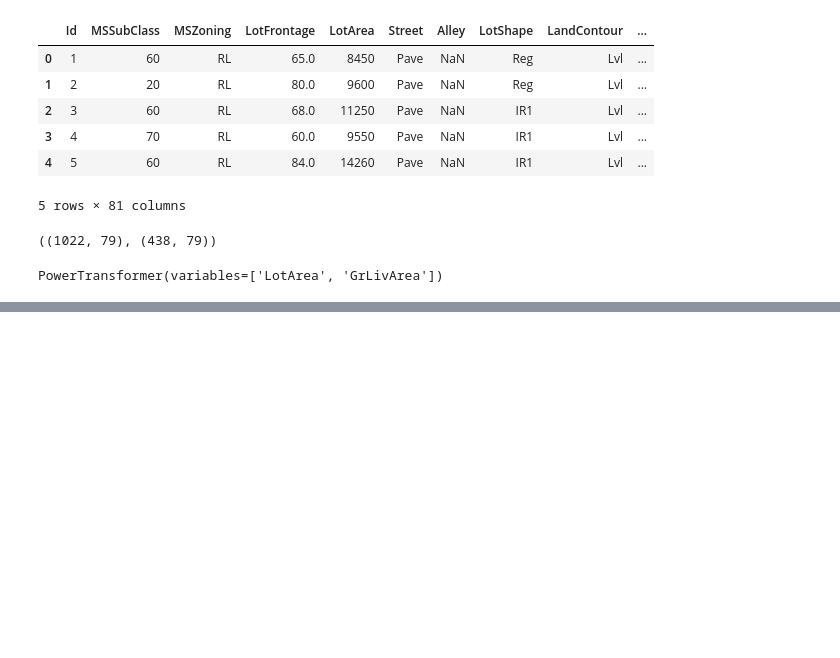
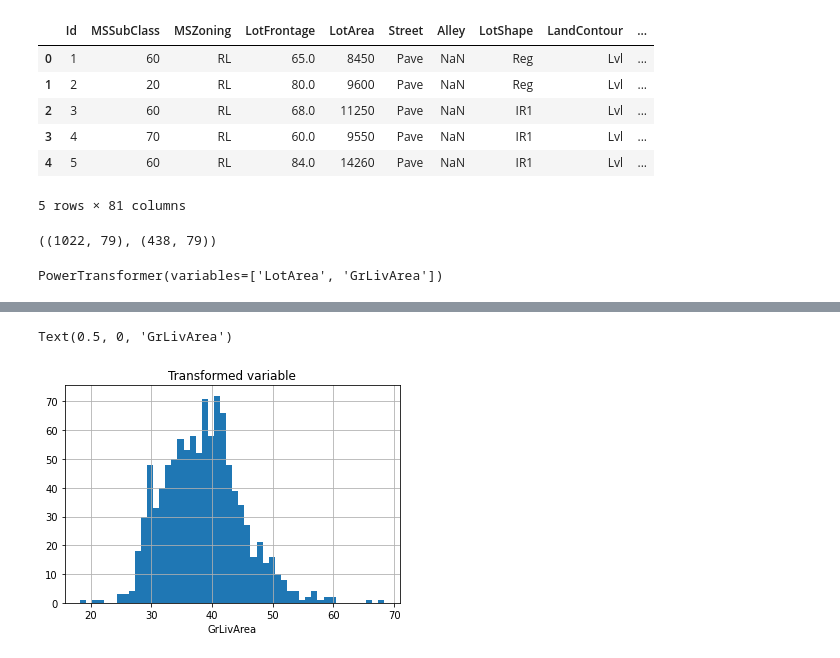
Before and after one commit to feature-engine/feature_engine, a Jupyter notebook: examples/transformation/PowerTransformer.ipynb, the cells around one changed output, grey strips where cells are left out. Cells and saved outputs as stored; diff of their text form; code cells hidden in the pictures; blank space fills up the shorter version.

```diff
--- a/examples/transformation/PowerTransformer.ipynb
+++ b/examples/transformation/PowerTransformer.ipynb
@@ -60,0 +72,8 @@ test_t = et_transformer.transform(X_test)
+# %%
+# transformed variable
+train_t['GrLivArea'].hist(bins=50)
+plt.title('Transformed variable')
+plt.xlabel('GrLivArea')
+# %% [output]
+Text(0.5, 0, 'GrLivArea')
+[figure, added]
```
Also changed, not shown: parts of 27 cells of this notebook, 5 other files.
